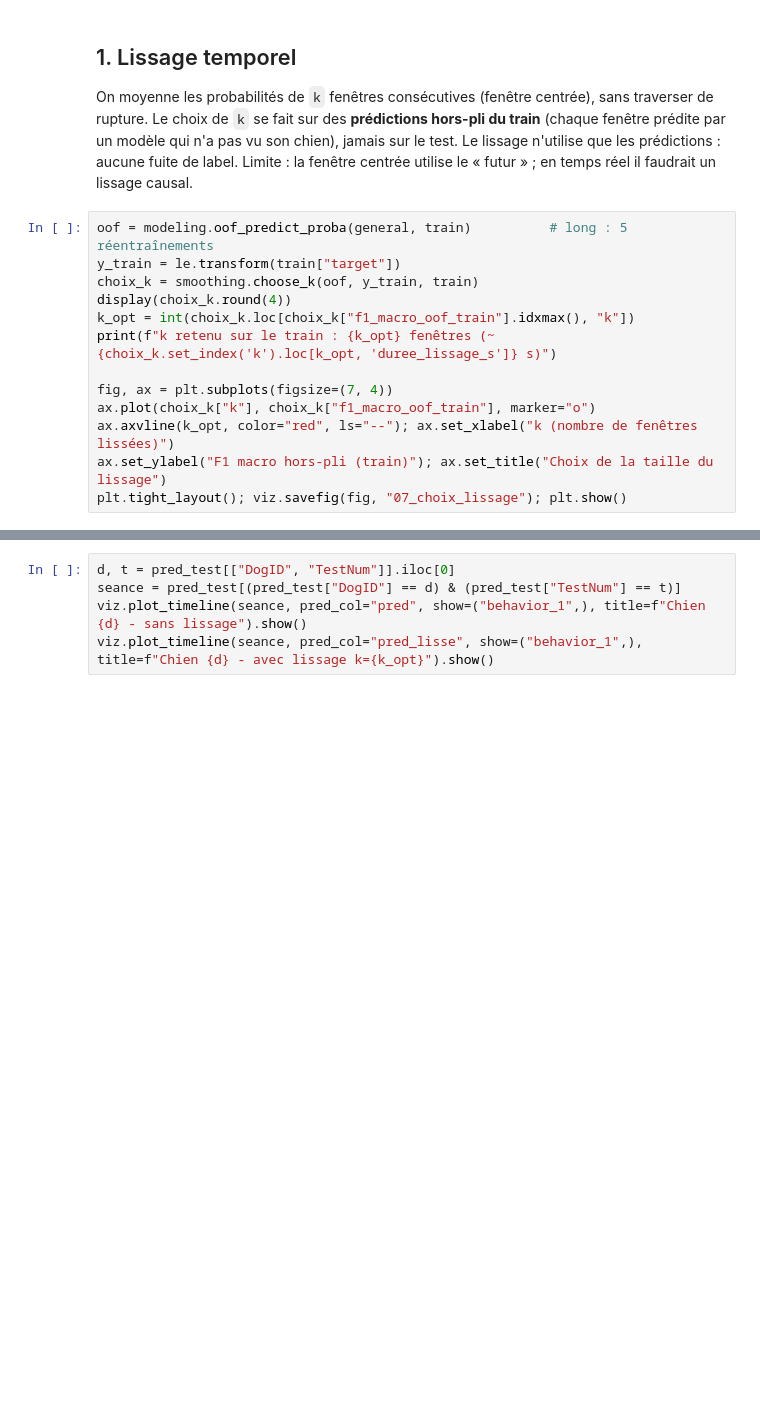
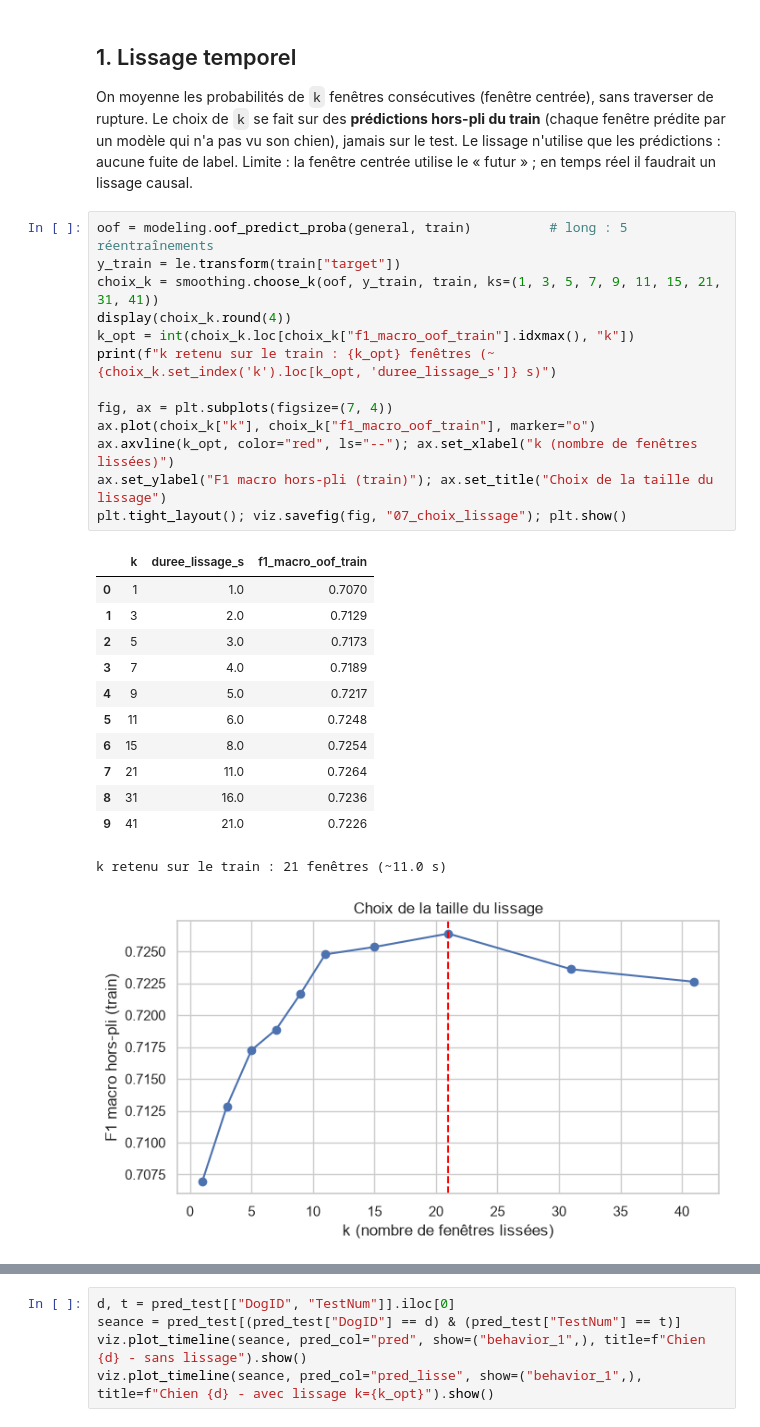
Before and after one commit to aporchet/dog-behavior-analysis, a Jupyter notebook: notebooks/07_analyses_bonus.ipynb, the cells around one changed output, grey strips where cells are left out. Cells and saved outputs as stored; diff of their text form; blank space fills up the shorter version.

```diff
--- a/notebooks/07_analyses_bonus.ipynb
+++ b/notebooks/07_analyses_bonus.ipynb
@@ -56,16 +59,30 @@ Limite : la fenêtre centrée utilise le « futur » ; en temps réel il faudrai
 # %%
 oof = modeling.oof_predict_proba(general, train)          # long : 5 réentraînements
 y_train = le.transform(train["target"])
-choix_k = smoothing.choose_k(oof, y_train, train)
+choix_k = smoothing.choose_k(oof, y_train, train, ks=(1, 3, 5, 7, 9, 11, 15, 21, 31, 41))
 display(choix_k.round(4))
 k_opt = int(choix_k.loc[choix_k["f1_macro_oof_train"].idxmax(), "k"])
 print(f"k retenu sur le train : {k_opt} fenêtres (~{choix_k.set_index('k').loc[k_opt, 'duree_lissage_s']} s)")
 
 fig, ax = plt.subplots(figsize=(7, 4))
 ax.plot(choix_k["k"], choix_k["f1_macro_oof_train"], marker="o")
 ax.axvline(k_opt, color="red", ls="--"); ax.set_xlabel("k (nombre de fenêtres lissées)")
 ax.set_ylabel("F1 macro hors-pli (train)"); ax.set_title("Choix de la taille du lissage")
 plt.tight_layout(); viz.savefig(fig, "07_choix_lissage"); plt.show()
+# %% [output]
+|  | k | duree_lissage_s | f1_macro_oof_train |
+| 0 | 1 | 1.0 | 0.7070 |
+| 1 | 3 | 2.0 | 0.7129 |
+| 2 | 5 | 3.0 | 0.7173 |
+| 3 | 7 | 4.0 | 0.7189 |
+| 4 | 9 | 5.0 | 0.7217 |
+| 5 | 11 | 6.0 | 0.7248 |
+| 6 | 15 | 8.0 | 0.7254 |
+| 7 | 21 | 11.0 | 0.7264 |
+| 8 | 31 | 16.0 | 0.7236 |
+| 9 | 41 | 21.0 | 0.7226 |
+k retenu sur le train : 21 fenêtres (~11.0 s)
+[figure, added]
 # %%
 proba_lisse = smoothing.smooth_proba(proba_test, pred_test, k_opt)
 pred_test["pred_lisse"] = le.inverse_transform(proba_lisse.argmax(axis=1))
```
Also changed, not shown: parts of 12 cells of this notebook, 8 other files.
